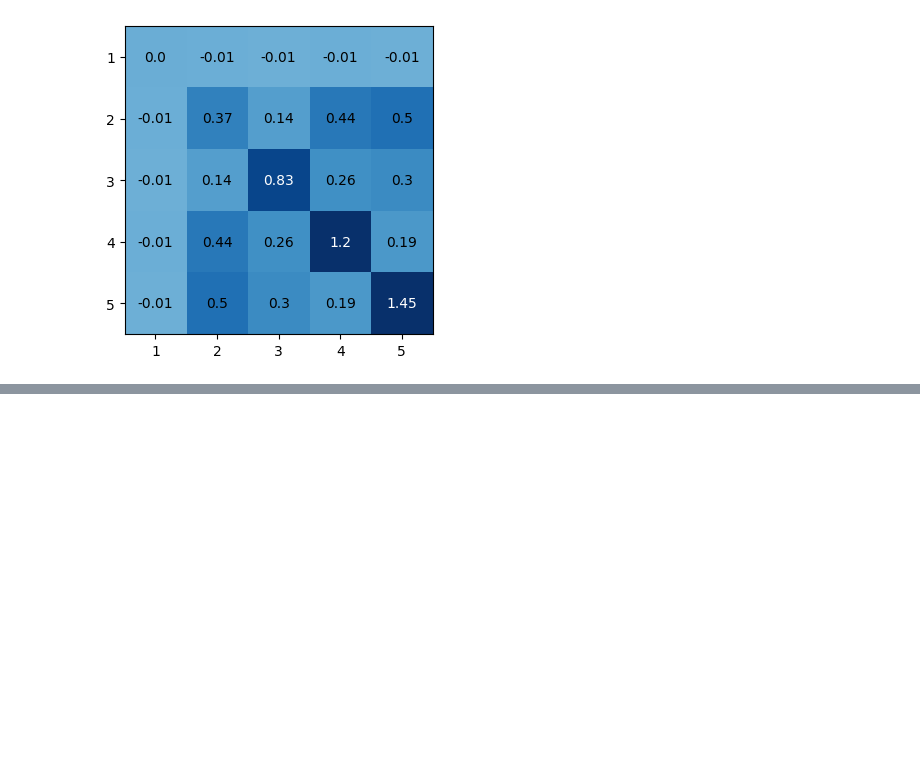
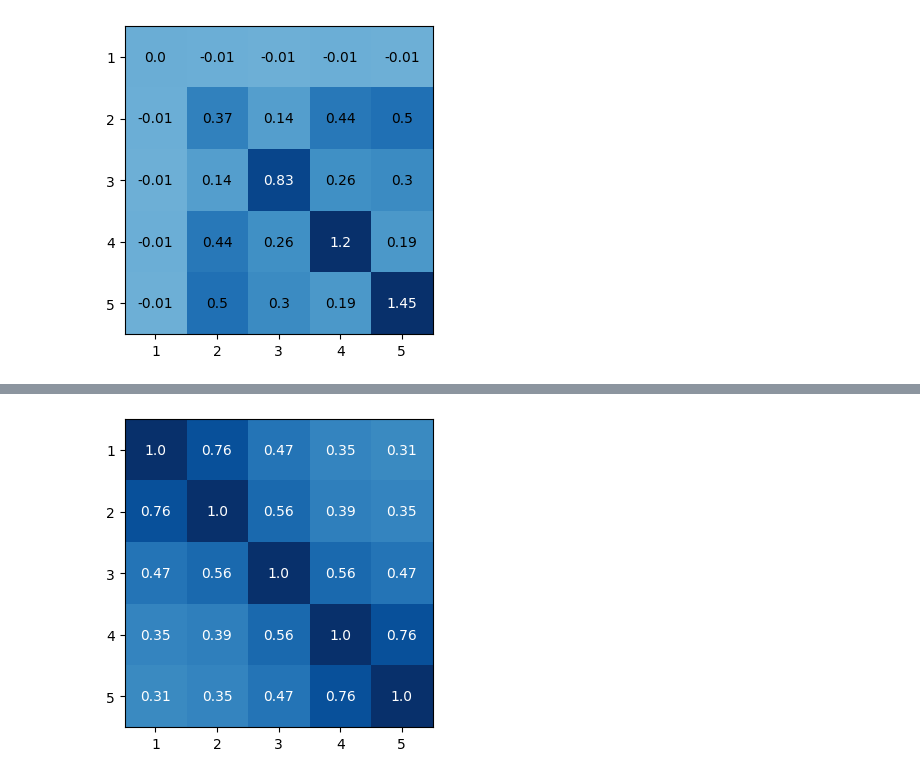
Before and after one commit to elizacc/Structured-Autoencoders-for-Rating-aware-Recommendations, a Jupyter notebook: Untitled.ipynb, the cells around one changed output, grey strips where cells are left out. Drawn from its saved outputs; the diff is of its cells as text; code cells hidden in the pictures; blank space fills up the shorter version.

```diff
--- a/Untitled.ipynb
+++ b/Untitled.ipynb
@@ -551,0 +684,31 @@ plt.yticks(np.arange(5), labels=np.arange(1,6));
+# %%
+def center_and_rescale_score(x, func=None):
+
+    if func is None:
+        func = np.arctan
+
+    return func(x - 3)
+
+eucl_matrix = np.zeros((5, 5))
+
+for i in range(5):
+    for j in range(5):
+
+        k, l = center_and_rescale_score(i + 1), center_and_rescale_score(j + 1)
+
+        diff = abs(k - l)
+
+        eucl_matrix[i, j] = 1 / (diff + 1)
+
+similarity = eucl_matrix
+# %%
+plt.figure(figsize=(4,4))
+plt.imshow(similarity, cmap='Blues', norm=None, vmin=-1, vmax=1)
+for i in range(similarity.shape[0]):
+    for j in range(similarity.shape[1]):
+        text = plt.text(j, i, np.round(similarity[i, j], 2),
+                          ha="center", va="center", color="w")
+plt.xticks(np.arange(5), labels=np.arange(1,6))
+plt.yticks(np.arange(5), labels=np.arange(1,6));
+# %% [output]
+[figure, added]
```
Also changed, not shown: parts of 8 cells of this notebook, 5 other files.
